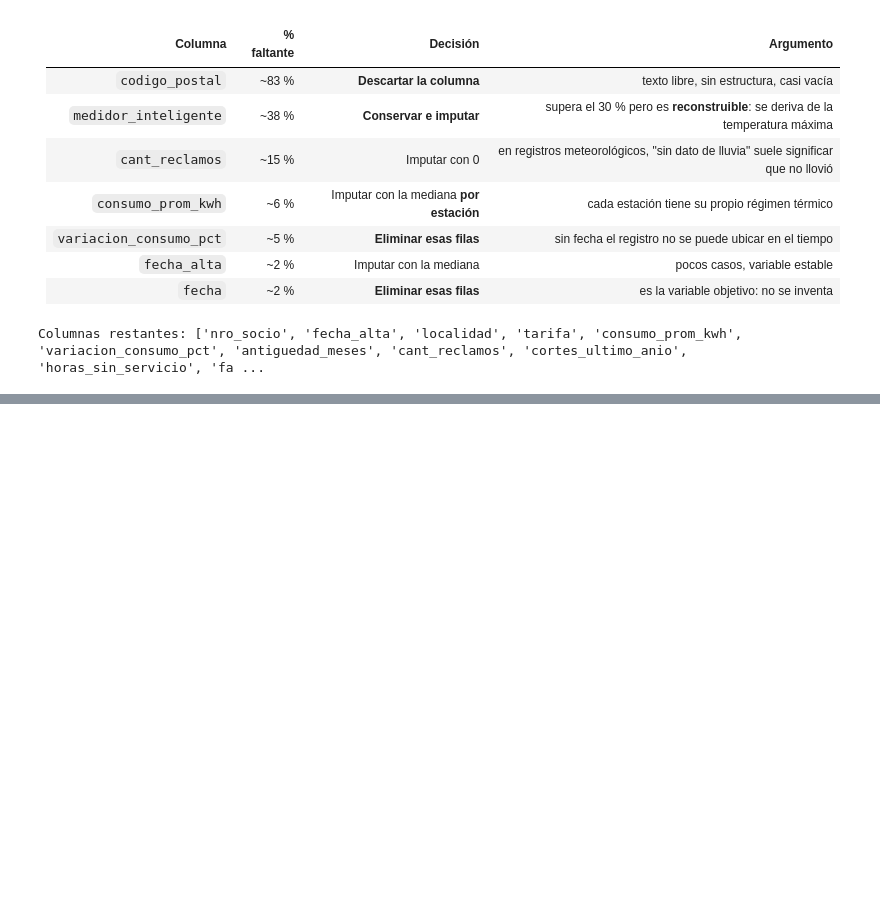
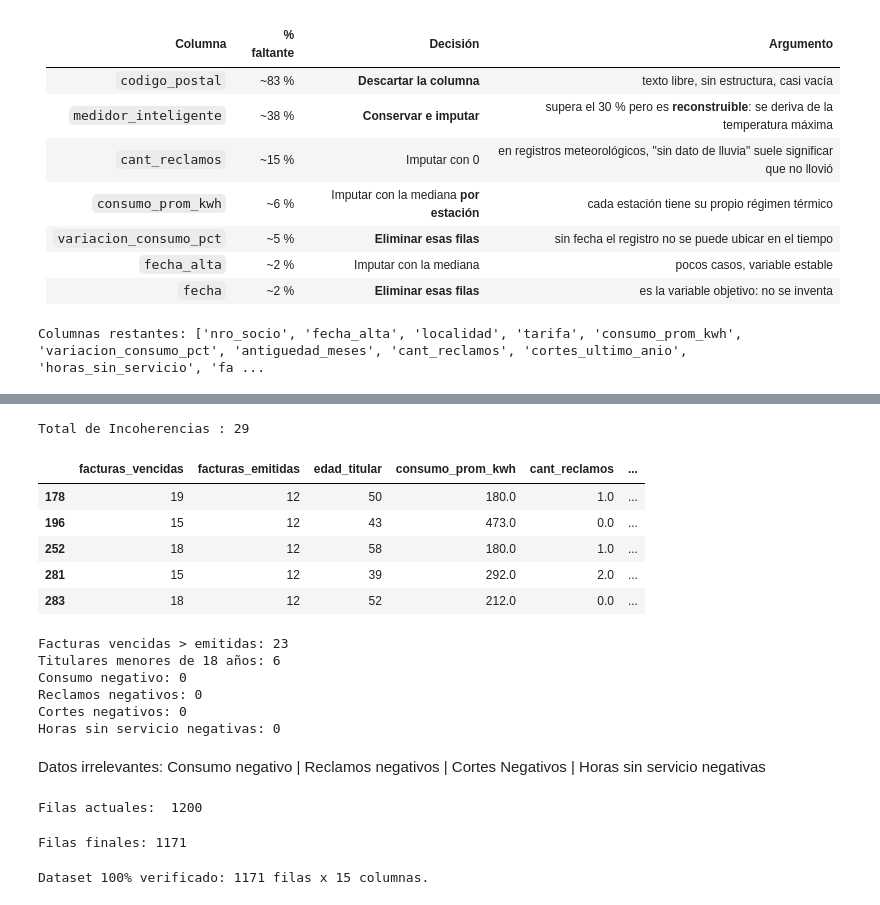
Before and after one commit to HeroedelGin/LabAI, a Jupyter notebook: Proyecto_integrador_G7.ipynb, the cells around one changed output, grey strips where cells are left out. Saved outputs shown, nothing was run; the diff lists cells and outputs as text; code cells hidden in the pictures; blank space fills up the shorter version.

```diff
--- a/Proyecto_integrador_G7.ipynb
+++ b/Proyecto_integrador_G7.ipynb
@@ -343,0 +386,55 @@ dtype: int64
+# %%
+incoherentes = ((df['facturas_vencidas'] > df['facturas_emitidas']) | (df['edad_titular'] < 18) | (df['consumo_prom_kwh'] < 0) | (df['cant_reclamos'] < 0) | (df['cortes_ultimo_anio'] <0) | (df['horas_sin_servicio']<0))
+print("Total de Incoherencias :", incoherentes.sum())
+df.loc[incoherentes, ['facturas_vencidas', 'facturas_emitidas', 'edad_titular', 'consumo_prom_kwh', 'cant_reclamos', 'cortes_ultimo_anio', 'horas_sin_servicio']].head()
+# %% [output]
+Total de Incoherencias : 29
+|  | facturas_vencidas | facturas_emitidas | edad_titular | consumo_prom_kwh | cant_reclamos | ... |
+| 178 | 19 | 12 | 50 | 180.0 | 1.0 | ... |
+| 196 | 15 | 12 | 43 | 473.0 | 0.0 | ... |
+| 252 | 18 | 12 | 58 | 180.0 | 1.0 | ... |
+| 281 | 15 | 12 | 39 | 292.0 | 2.0 | ... |
+| 283 | 18 | 12 | 52 | 212.0 | 0.0 | ... |
+# %%
+print("Facturas vencidas > emitidas:", (df['facturas_vencidas'] > df['facturas_emitidas']).sum())
+print("Titulares menores de 18 años:", (df['edad_titular'] < 18).sum())
+print("Consumo negativo:",              (df['consumo_prom_kwh'] < 0).sum())
+print("Reclamos negativos:",           (df['cant_reclamos'] < 0).sum())
+print("Cortes negativos:",             (df['cortes_ultimo_anio'] < 0).sum())
+print("Horas sin servicio negativas:", (df['horas_sin_servicio'] < 0).sum())
+# %% [output]
+Facturas vencidas > emitidas: 23
+Titulares menores de 18 años: 6
+Consumo negativo: 0
+Reclamos negativos: 0
+Cortes negativos: 0
+Horas sin servicio negativas: 0
+# %% [markdown]
+Datos irrelevantes: Consumo negativo | Reclamos negativos | Cortes Negativos | Horas sin servicio negativas
+# %%
+print("Filas actuales: ", len(df))
+# %% [output]
+Filas actuales:  1200
+# %%
+df = df[~incoherentes].reset_index(drop=True)
+print("Filas finales:", len(df))
+# %% [output]
+Filas finales: 1171
+# %%
+    #Integridad estructural
+assert df.isna().sum().sum() == 0, "Error: Quedaron valores nulos sin imputar"
+assert df.duplicated().sum() == 0, "Error: Quedaron filas duplicadas"
+
+    #Coherencia administrativa
+assert (df['facturas_vencidas'] <= df['facturas_emitidas']).all(), "Error: Hay facturas vencidas mayores a las emitidas"
+
+    #Coherencia física y demográfica
+assert (df['edad_titular'] >= 18).all(), "Error: Hay titulares menores de 18 años"
+assert (df['consumo_prom_kwh'] >= 0).all(), "Error: Hay consumos negativos"
+assert (df['cant_reclamos'] >= 0).all(), "Error: Hay reclamos negativos"
+assert (df['cortes_ultimo_anio'] >= 0).all(), "Error: Hay cortes de servicio negativos"
+assert (df['horas_sin_servicio'] >= 0).all(), "Error: Hay horas sin servicio negativas"
+
+print(f"Dataset 100% verificado: {df.shape[0]} filas x {df.shape[1]} columnas.")
+# %% [output]
+Dataset 100% verificado: 1171 filas x 15 columnas.
```
Also changed, not shown: parts of 14 cells of this notebook.
